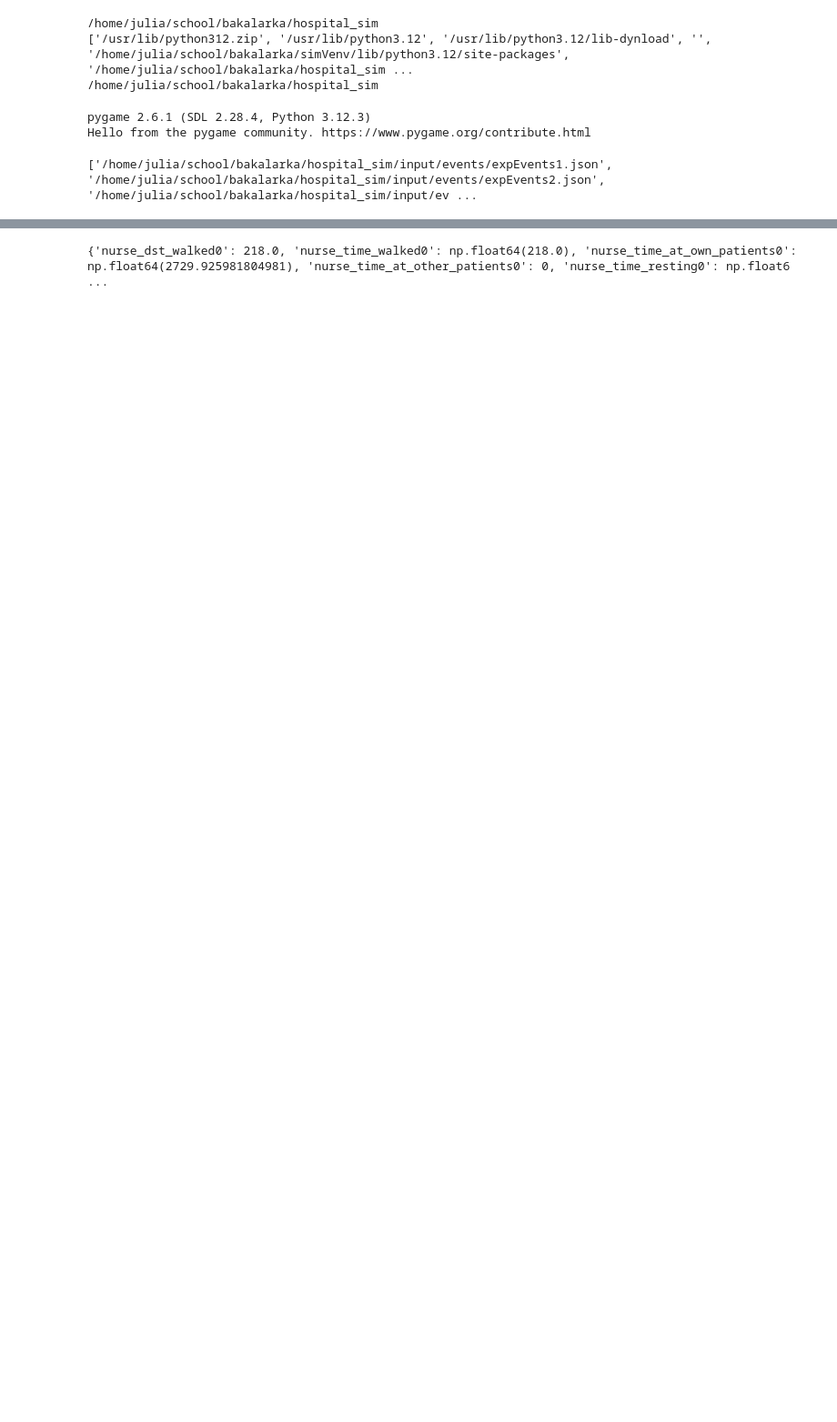
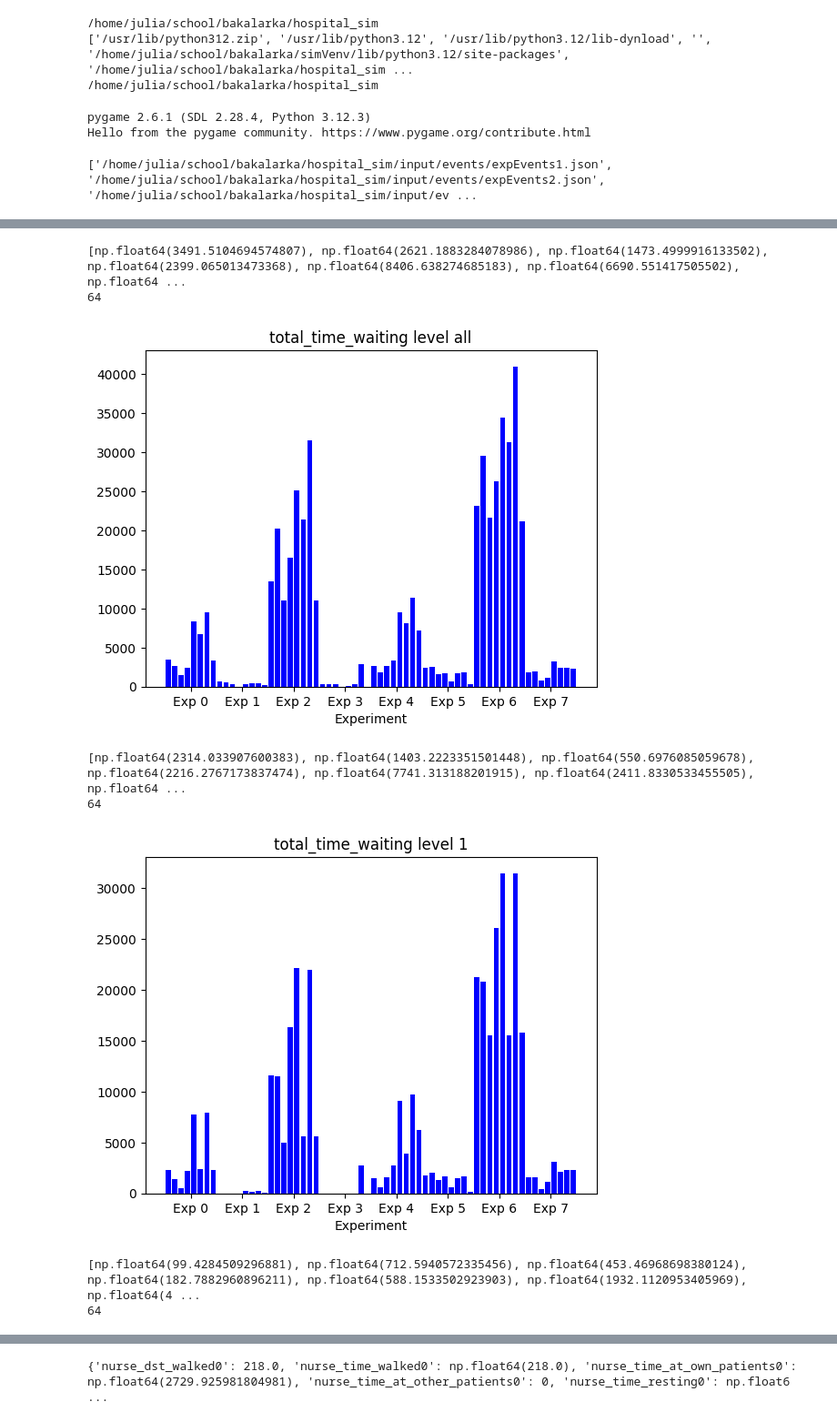
Before and after one commit to julirella/hospital_sim, a Jupyter notebook: src/process_data/experiments.ipynb, the cells around one changed output, grey strips where cells are left out. Shown at 91% size. Saved outputs shown, nothing was run; the diff lists cells and outputs as text; code cells hidden in the pictures; blank space fills up the shorter version.

```diff
--- a/src/process_data/experiments.ipynb
+++ b/src/process_data/experiments.ipynb
@@ -96,11 +112,14 @@ for params in params_lst:
     generate_exp(params)
 # %%
 nurse_results = []
+patient_results = []
 done = []
 for i, params in enumerate(params_lst):
     run_exp(params)
     done.append(i)
-    exp_results = process_nurse_data(params)
-    nurse_results.append(exp_results)
+    exp_results_nurse = process_nurse_data(params)
+    nurse_results.append(exp_results_nurse)
+    exp_results_patient = process_patient_data(params)
+    patient_results.append(exp_results_patient)
 # %% [output]
 importing
@@ -127,0 +230,6 @@ print(done)
+# %%
+res = process_patient_data(params_lst[0])
+for i, patient in enumerate(res):
+    print(i)
+    for lvl in patient:
+        print(lvl)
@@ -135,0 +291,41 @@ for res in nurse_results:
+# %%
+def plot_patient_stat(stat_name, level):
+    if level == 0:
+        level_title = "all"
+    else:
+        level_title = level
+    values = []
+    for i, exp in enumerate(patient_results):
+        for j, patient in enumerate(exp):
+            values.append(patient[level][stat_name])
+
+    print(values)
+    print(len(values))
+
+    labels = ["Exp " + str(x) for x in range(8)]
+    # colors = ['red' if i % 2 == 0 else 'blue' for i in range(len(values))]
+    x = np.arange(len(values))
+    plt.bar(x, values, color="blue")
+    plt.xticks(ticks=np.arange(3.5, len(values), 8), labels=labels)
+
+    plt.xlabel("Experiment")
+    plt.ylabel("")
+    plt.title(stat_name + " level " + str(level_title))
+
+    # Show the chart
+    plt.show()
+
+for i in range(4):
+    plot_patient_stat("total_time_waiting", i)
+
+for i in range(4):
+    plot_patient_stat("avg_time_waiting", i)
+# %% [output]
+[np.float64(3491.5104694574807), np.float64(2621.1883284078986), np.float64(1473.4999916133502), np.float64(2399.065013473368), np.float64(8406.638274685183), np.float64(6690.551417505502), np.float64 ...
+64
+[figure, added]
+[np.float64(2314.033907600383), np.float64(1403.2223351501448), np.float64(550.6976085059678), np.float64(2216.2767173837474), np.float64(7741.313188201915), np.float64(2411.8330533455505), np.float64 ...
+64
+[figure, added]
+[np.float64(99.4284509296881), np.float64(712.5940572335456), np.float64(453.46968698380124), np.float64(182.7882960896211), np.float64(588.1533502923903), np.float64(1932.1120953405969), np.float64(4 ...
+64
```
Also changed, not shown: parts of 9 cells of this notebook.
